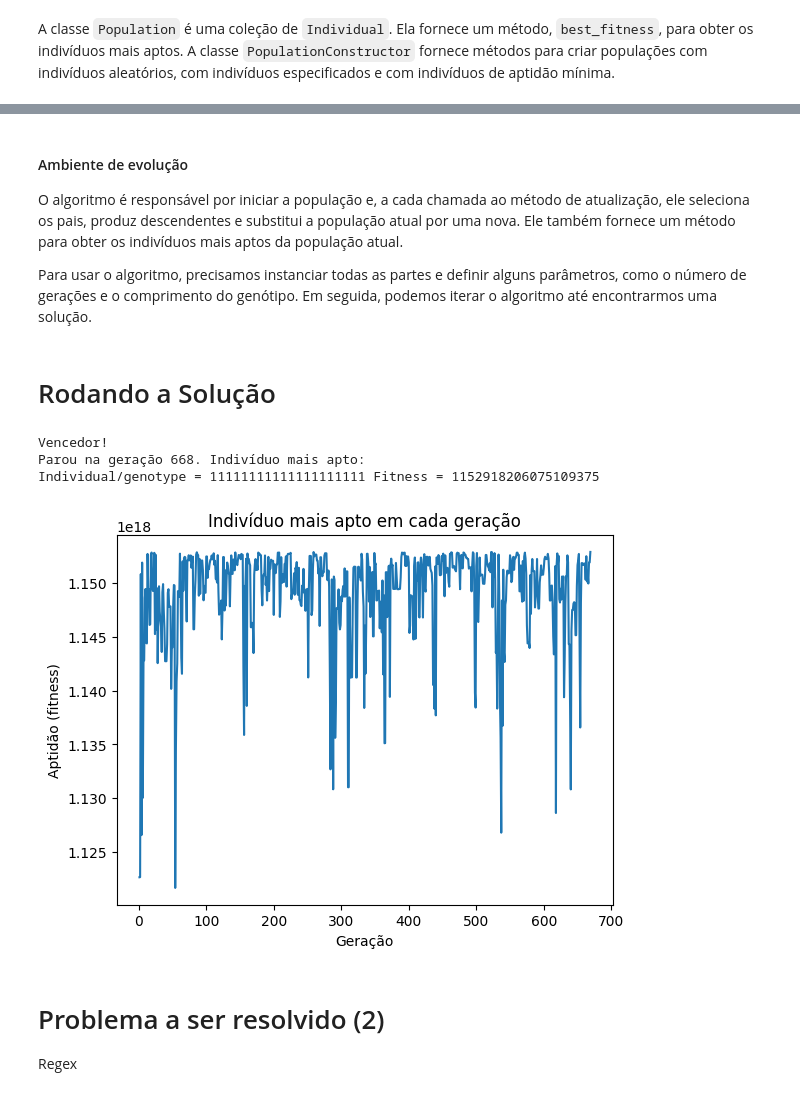
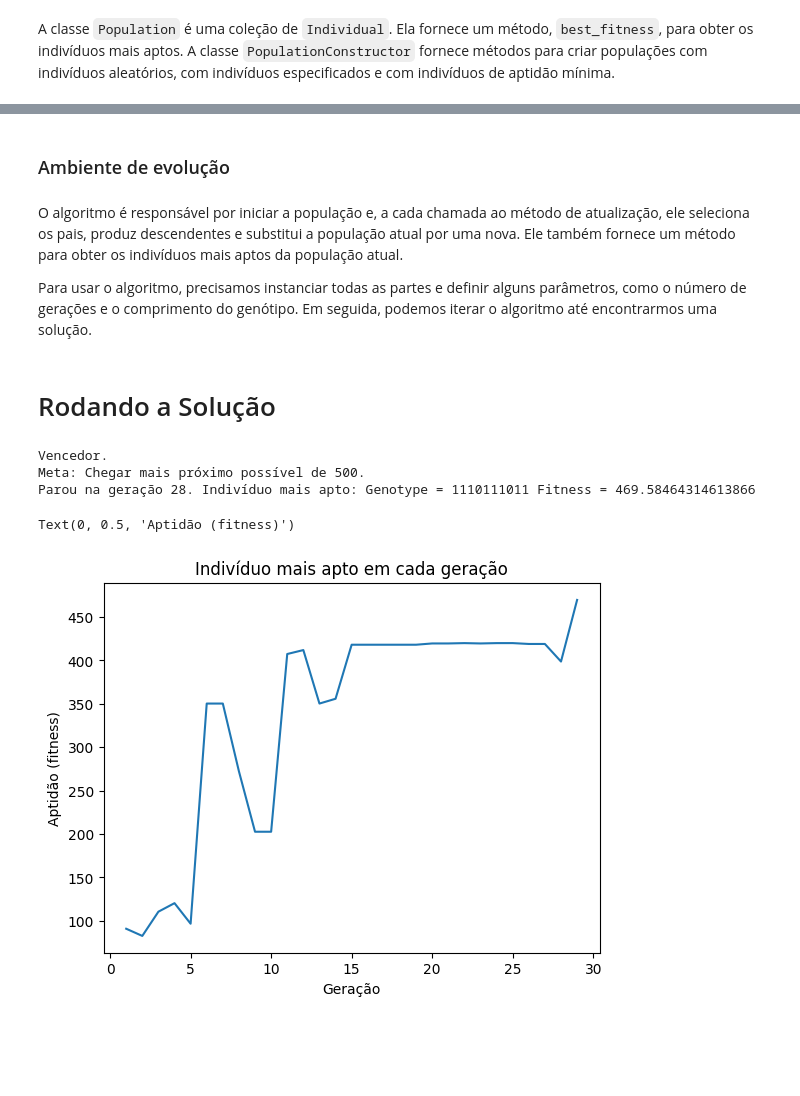
Before and after one commit to alexandrefortes/programacao-genetica, a Jupyter notebook: consolidando-fundamentos-em-programação-algorítmos-genéticas.ipynb, the cells around one changed output, grey strips where cells are left out. Cells and saved outputs as stored; diff of their text form; code cells hidden in the pictures; blank space fills up the shorter version.

```diff
--- a/consolidando-fundamentos-em-programação-algorítmos-genéticas.ipynb
+++ b/consolidando-fundamentos-em-programação-algorítmos-genéticas.ipynb
@@ -551,5 +539,6 @@ TypeError: FitnessEvaluator.__init__() got an unexpected keyword argument 'genot
+# %% [markdown]
+### Ambiente de evolução
 # %% [markdown]
-#### Ambiente de evolução
 
 O algoritmo é responsável por iniciar a população e, a cada chamada ao método de atualização, ele seleciona os pais, produz descendentes e substitui a população atual por uma nova. Ele também fornece um método para obter os indivíduos mais aptos da população atual.
 
@@ -558,75 +547,74 @@ Para usar o algoritmo, precisamos instanciar todas as partes e definir alguns pa
 class Environment:
 
     def __init__(self,
-                 population_size: int,
-                 parent_selector: ParentSelector,
-                 population_factory: PopulationConstructor,
-                 breeder: Breeder):
-        self.population_factory = population_factory
-        self.population = self.population_factory.with_random_individuals(size=population_size)
+                 population_size,
+                 parent_selector,
+                 population_constructor,
+                 mixer):
+        self.population_constructor = population_constructor
+        self.population = self.population_constructor.with_random_individuals(size=population_size)
         self.parent_selector = parent_selector
-        self.breeder = breeder
+        self.mixer = mixer
 
     def update(self):
         # Seleciona os pais da população atual usando o seletor de pais
         parents = self.parent_selector.select_parents(self.population)
         # Produz a próxima geração a partir dos pais selecionados usando o criador de descendência
-        next_generation = self.breeder.produce_offspring(parents)
+        next_generation = self.mixer.produce_offspring(parents)
         # Atualiza a população para a próxima geração usando a fábrica de população
-        self.population = self.population_factory.with_individuals(next_generation)
+        self.population = self.population_constructor.with_individuals(next_generation)
 
-    def best_fitness(self, n: int):
+    def best_fitness(self, n):
         # Obtém os indivíduos mais aptos da população atual
         return self.population.best_fitness(n)
 # %% [markdown]
 # Rodando a Solução
 # %%
 TOTAL_GENERATIONS = 1000
-POPULATION_SIZE = 100
-GENOTYPE_LENGTH = 20
+POPULATION_SIZE = 4
+GENOTYPE_LENGTH = 10
 
 current_generation = 1
 
 # Inicialização dos componentes necessários
-genotype_decoder = GenotypeDecoder()  # Decodificador do genótipo
-fitness_evaluator = FitnessEvaluator(genotype_decoder)  # Avaliador de aptidão
-individual_factory = IndividualConstructor(GENOTYPE_LENGTH, fitness_evaluator)  # Fábrica de indivíduos
-population_factory = PopulationConstructor(individual_factory)  # Fábrica de população
-single_point_crossover = SinglePointCrossover(individual_factory)  # Operador de crossover
-mutator = Mutator(individual_factory)  # Mutador
-breeder = Breeder(single_point_crossover, mutator)  # Criador de descendência
+individual_constructor = IndividualConstructor(GENOTYPE_LENGTH)  # Fábrica de indivíduos
+population_constructor = PopulationConstructor(individual_constructor)  # Fábrica de população
+crossover = Crossover(individual_constructor)  # Operador de crossover
+mutator = Mutator(individual_constructor)  # Mutador
+mixer = Mixer(crossover, mutator)  # Criador de descendência
 parent_selector = ParentSelector()  # Seletor de pais
 
 # Criação do ambiente de evolução
-environment = Environment(POPULATION_SIZE, parent_selector, population_factory, breeder)
+environment = Environment(POPULATION_SIZE, parent_selector, population_constructor, mixer)
 
 highest_fitness_list = []  # Lista para armazenar a aptidão mais alta de cada geração
 while current_generation <= TOTAL_GENERATIONS:
     fittest = environment.best_fitness(1)[0]  # Obtém o indivíduo mais apto da população atual
+
     highest_fitness_list.append(fittest.fitness)  # Armazena a aptidão do indivíduo mais apto
-    if "0" not in fittest.genotype:  # Verifica se encontrou a solução desejada
-        print("Vencedor!")
+
+    #if "0" not in fittest.genotype:  # Verifica se encontrou a solução desejada
+    #    print("Vencedor!")
+    #    break
+
+    if fittest.fitness >=450:  # Verifica se encontrou a solução desejada
+        print("Vencedor.")
         break
+
     environment.update()  # Atualiza a população para a próxima geração
     current_generation += 1
 
-print("Parou na geração " + str(current_generation - 1) + ". Indivíduo mais apto: ")
-print(fittest)
-
+print("Meta: Chegar mais próximo possível de 500.")
+print("Parou na geração " + str(current_generation - 1) + ". Indivíduo mais apto: "+str(fittest))
 import matplotlib.pyplot as plt
-
 generations = range(1, len(highest_fitness_list) + 1)
 plt.plot(generations, highest_fitness_list)
 plt.title('Indivíduo mais apto em cada geração')
 plt.xlabel('Geração')
 plt.ylabel('Aptidão (fitness)')
-plt.show()
 # %% [output]
-Vencedor!
-Parou na geração 668. Indivíduo mais apto:
-Individual/genotype = 11111111111111111111 Fitness = 1152918206075109375
+Vencedor.
+Meta: Chegar mais próximo possível de 500.
+Parou na geração 28. Indivíduo mais apto: Genotype = 1110111011 Fitness = 469.58464314613866
+Text(0, 0.5, 'Aptidão (fitness)')
-[figure, old version]
+[figure, new version]
-# %% [markdown]
-# Problema a ser resolvido (2)
-
-Regex
```
Also changed, not shown: parts of 30 cells of this notebook.
